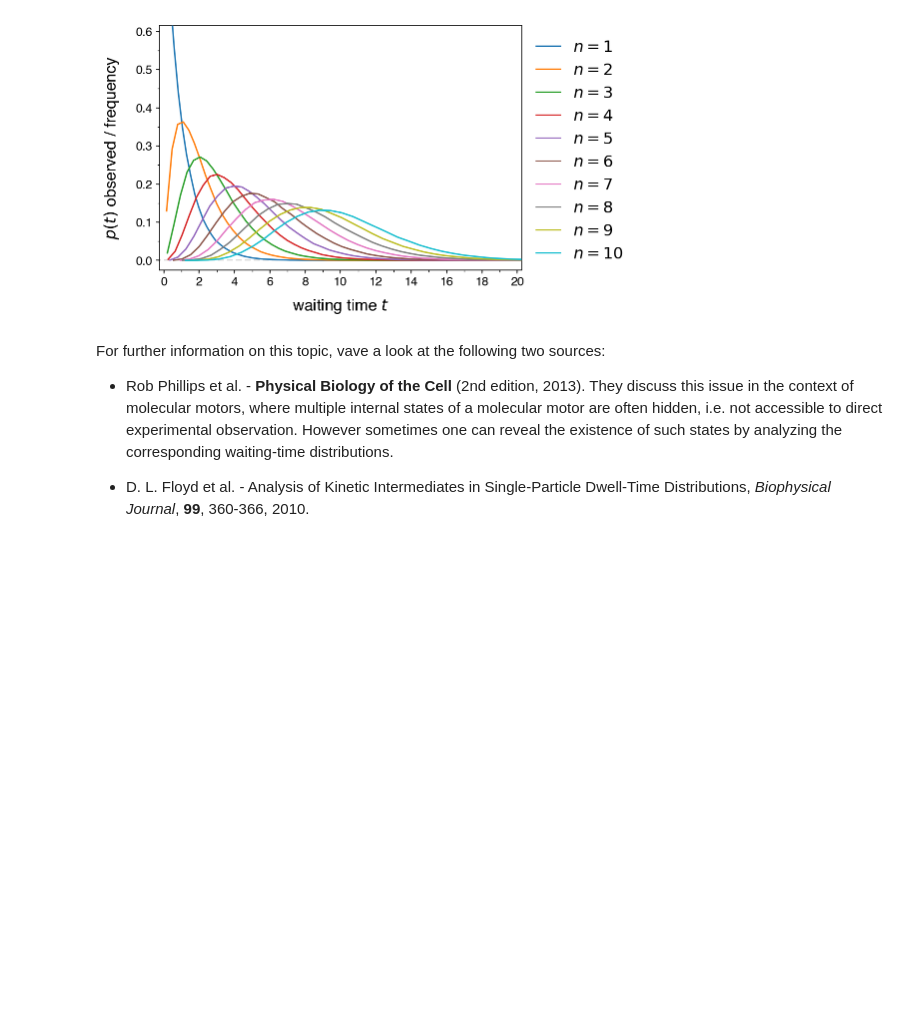
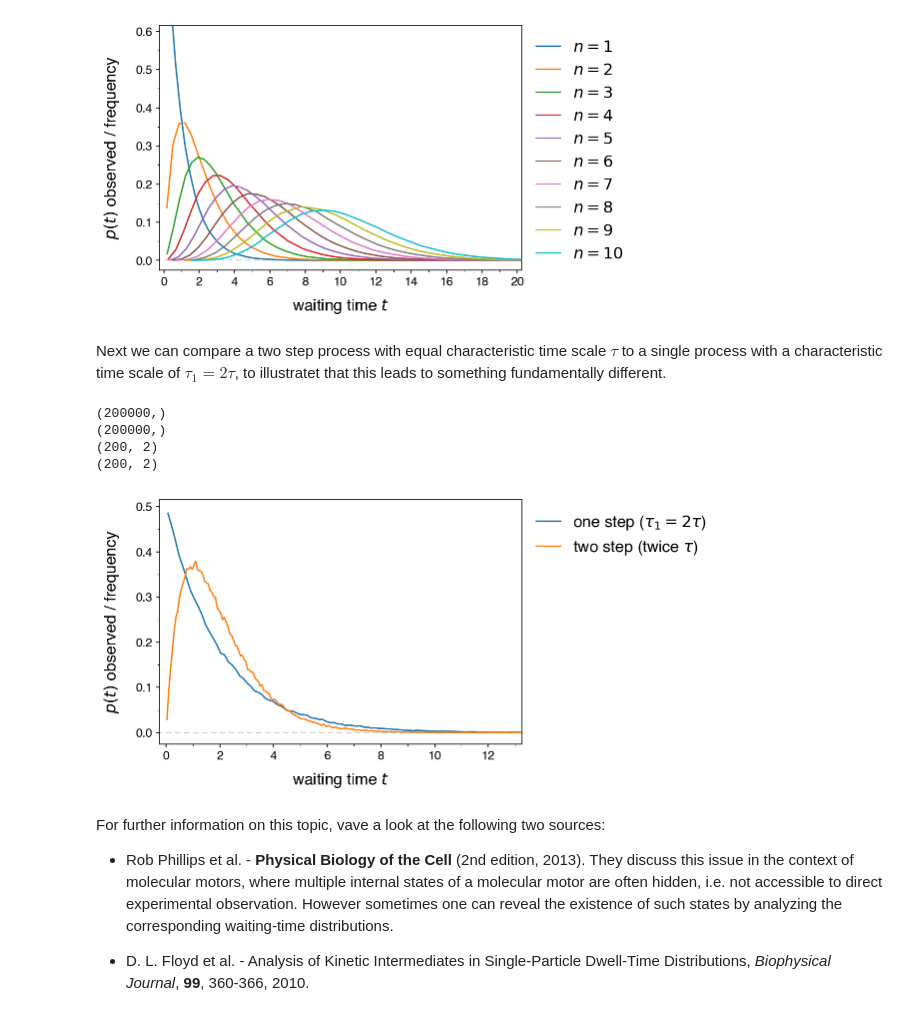
Before and after one commit to khx0/stochastic-processes, a Jupyter notebook: waiting-time-distributions/waiting-time-distributions.ipynb, the cells around one changed output. Saved outputs shown, nothing was run; the diff lists cells and outputs as text; code cells hidden in the pictures; blank space fills up the shorter version.

```diff
--- a/waiting-time-distributions/waiting-time-distributions.ipynb
+++ b/waiting-time-distributions/waiting-time-distributions.ipynb
@@ -654,3 +654,31 @@ labels = [r'$n = 1$',
 plot_multi(res, labels)
 # %% [output]
 [figure]
+# %% [markdown]
+Next we can compare a two step process with equal characteristic time scale $\tau$ to a single
+process with a characteristic time scale of $\tau_1 = 2\tau$, to illustratet that this leads to something fundamentally different.
+# %%
+# specify the number of samples
+nSamples = 200000
+baseTime = 1.0
+tau_1 = 2.0 * baseTime
+
+sampleTimes_1 = np.random.exponential(tau_1, nSamples)
+
+sampleTimes_2 = np.random.exponential(baseTime, nSamples) + np.random.exponential(baseTime, nSamples)
+
+assert sampleTimes_1.shape == (nSamples,), "Error: Shape assertion failed."
+assert sampleTimes_2.shape == (nSamples,), "Error: Shape assertion failed."
+print(sampleTimes_1.shape)
+print(sampleTimes_2.shape)
+
+nBins = 200
+sData_1 = getHistogramCoordinates(sampleTimes_1, nBins, True)
+sData_2 = getHistogramCoordinates(sampleTimes_2, nBins, True)
+print(sData_1.shape)
+print(sData_2.shape)
+# %% [output]
+(200000,)
+(200000,)
+(200, 2)
+(200, 2)
@@ -657,3 +743,7 @@ plot_multi(res, labels)
+# %%
+plot_base_vs_base2(sData_1, sData_2)
+# %% [output]
+[figure, added]
 # %% [markdown]
 For further information on this topic, vave a look at the following two sources:
 
```
Also changed, not shown: parts of 8 cells of this notebook, 2 other files.
